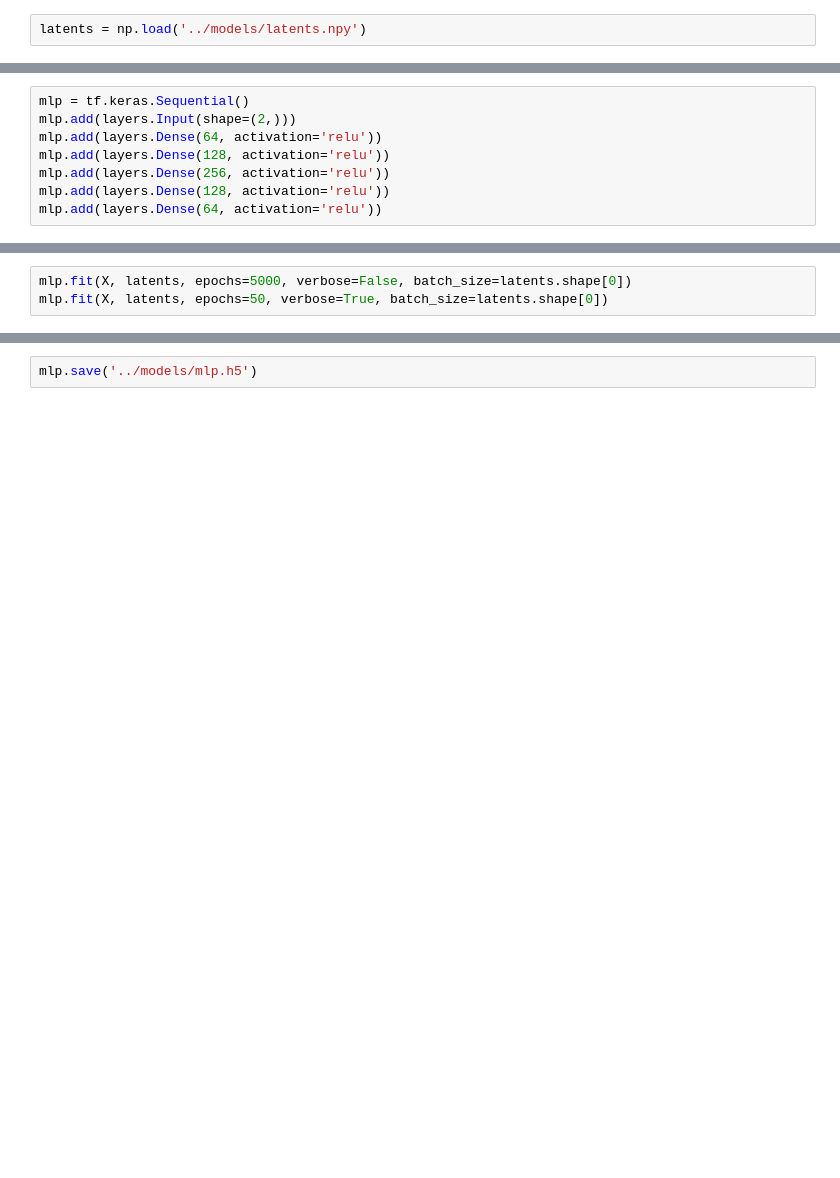
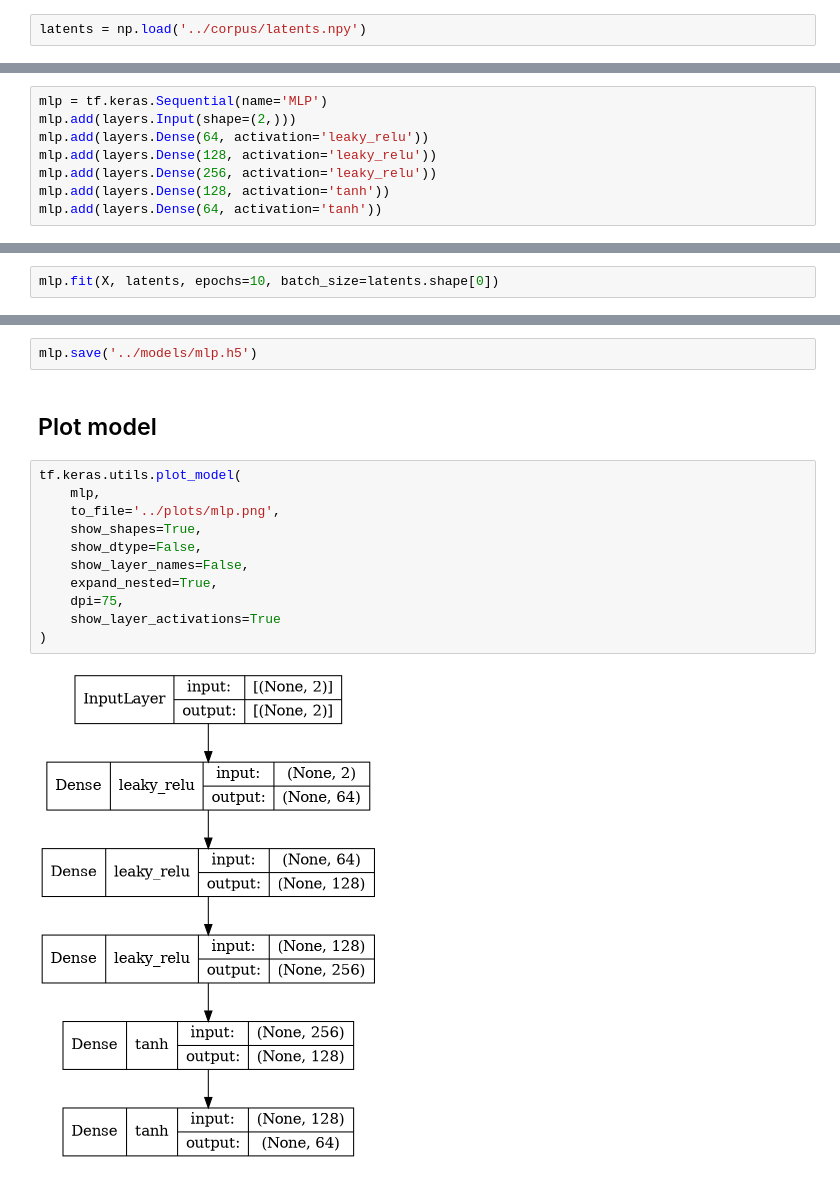
Before and after one commit to vivekvjyn/geosynth, a Jupyter notebook: notebooks/multi-layer-perceptron.ipynb, the cells around one changed output, grey strips where cells are left out. Cells and saved outputs as stored; diff of their text form; blank space fills up the shorter version.

```diff
--- a/notebooks/multi-layer-perceptron.ipynb
+++ b/notebooks/multi-layer-perceptron.ipynb
@@ -38,17 +38,17 @@ X = df[['lat', 'long']].to_numpy()
 # %% [markdown]
 ### Load latent vectors
 # %%
-latents = np.load('../models/latents.npy')
+latents = np.load('../corpus/latents.npy')
 # %% [markdown]
 ## Multilayer perceptron
 # %%
-mlp = tf.keras.Sequential()
+mlp = tf.keras.Sequential(name='MLP')
 mlp.add(layers.Input(shape=(2,)))
-mlp.add(layers.Dense(64, activation='relu'))
-mlp.add(layers.Dense(128, activation='relu'))
-mlp.add(layers.Dense(256, activation='relu'))
-mlp.add(layers.Dense(128, activation='relu'))
-mlp.add(layers.Dense(64, activation='relu'))
+mlp.add(layers.Dense(64, activation='leaky_relu'))
+mlp.add(layers.Dense(128, activation='leaky_relu'))
+mlp.add(layers.Dense(256, activation='leaky_relu'))
+mlp.add(layers.Dense(128, activation='tanh'))
+mlp.add(layers.Dense(64, activation='tanh'))
 # %%
 mlp.summary()
 # %% [output]
@@ -74,6 +74,5 @@ _________________________________________________________________
 # %%
 mlp.compile(optimizer=tf.keras.optimizers.Adam(learning_rate=1e-3), loss='mean_squared_error')
 # %%
-mlp.fit(X, latents, epochs=5000, verbose=False, batch_size=latents.shape[0])
-mlp.fit(X, latents, epochs=50, verbose=True, batch_size=latents.shape[0])
+mlp.fit(X, latents, epochs=10, batch_size=latents.shape[0])
 # %% [output]
@@ -115,3 +117,18 @@ ipd.display(ipd.Audio(data=audio, rate=44100))
 [interactive output not drawn]
 # %%
 mlp.save('../models/mlp.h5')
+# %% [markdown]
+## Plot model
+# %%
+tf.keras.utils.plot_model(
+    mlp,
+    to_file='../plots/mlp.png',
+    show_shapes=True,
+    show_dtype=False,
+    show_layer_names=False,
+    expand_nested=True,
+    dpi=75,
+    show_layer_activations=True
+)
+# %% [output]
+[figure, added]
```
Also changed, not shown: parts of 4 cells of this notebook, 17 other files.
